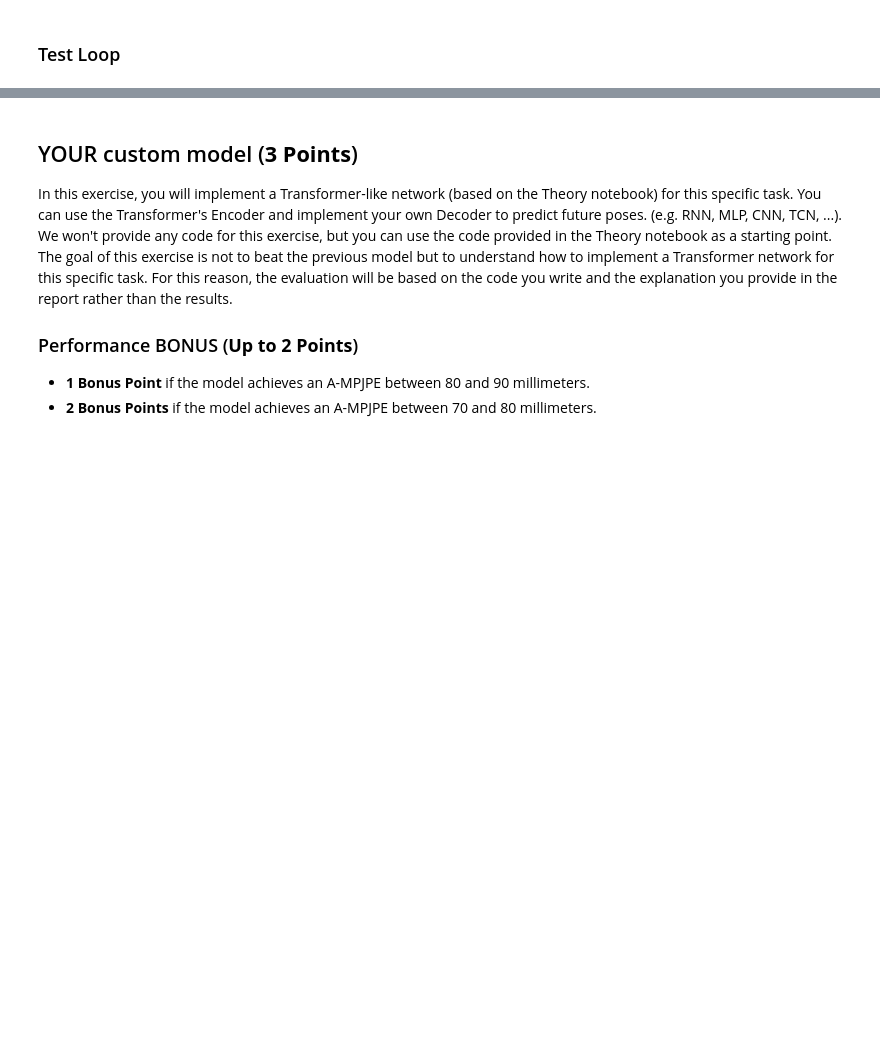
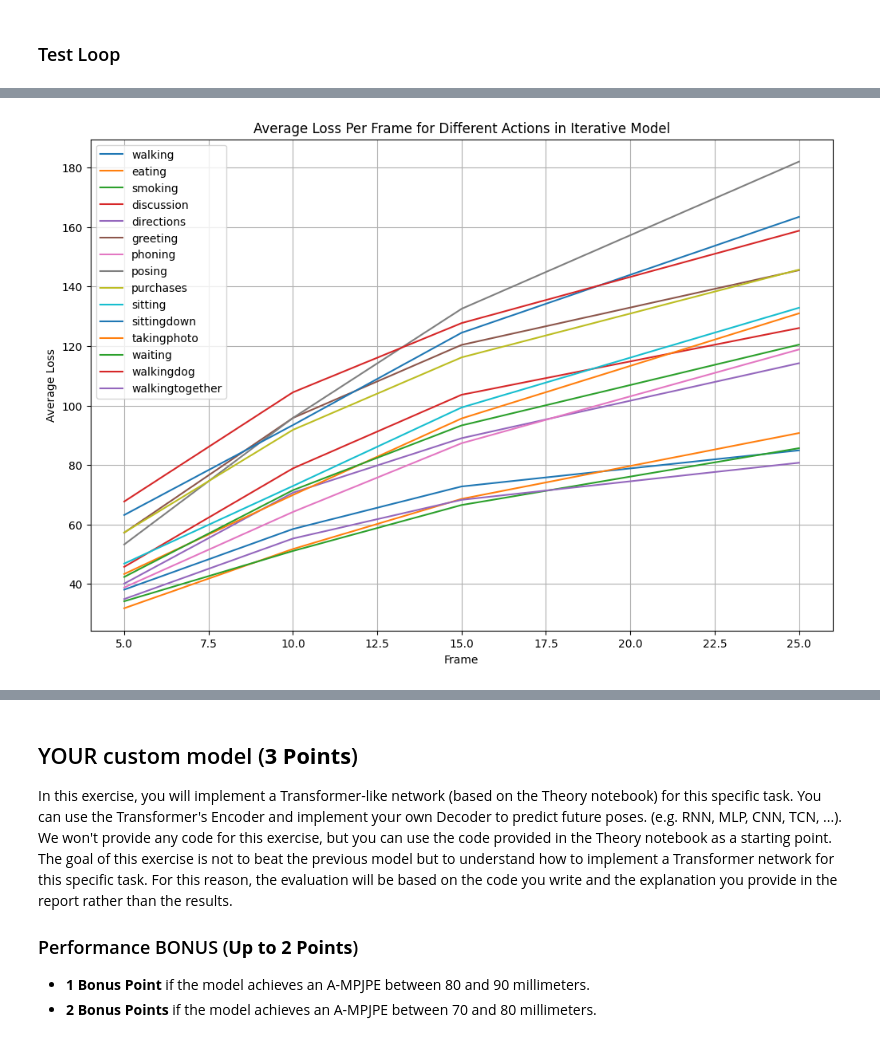
Before and after one commit to Astronauts-Making-Limoncello/AML_Homework, a Jupyter notebook: Practice/AML_practice.ipynb, the cells around one changed output, grey strips where cells are left out. Drawn from its saved outputs; the diff is of its cells as text; code cells hidden in the pictures; blank space fills up the shorter version.

Commit message:
Added Report for comparison between Iterative and Baseline

```diff
--- a/Practice/AML_practice.ipynb
+++ b/Practice/AML_practice.ipynb
@@ -1345,5 +1374,5 @@ def test(ckpt_path=None):
 # %%
 model_path_iterative = './checkpoints_iterative/h36m_3d_10frames_ckpt_epoch_40.pt' # Change the epoch according to the validation curve
-test(ckpt_path=model_path_iterative)
+dic_error_per_frame_iterative =test_iterative(ckpt_path=model_path_iterative)
 # %% [output]
 model loaded
@@ -1364,0 +1380,6 @@ walkingtogether :  {5: 34.934615433216095, 10: 55.2714741230011, 15: 68.28988087
+# %%
+# @title
+# Convert the dictionary to a pandas DataFrame
+error_per_frame_iterative = pd.DataFrame(dic_error_per_frame_iterative)
+error_per_frame_iterative = error_per_frame_iterative.round(4).T
+error_per_frame_iterative
@@ -1364,0 +1403,17 @@ walkingtogether :  {5: 34.934615433216095, 10: 55.2714741230011, 15: 68.28988087
+# %%
+# @title
+# Plotting the line plot for each row
+plt.figure(figsize=(12, 8))
+
+
+for action in error_per_frame_iterative.index:
+    plt.plot(error_per_frame_iterative.columns, error_per_frame_iterative.loc[action], label=action)
+
+plt.title('Average Loss Per Frame for Different Actions in Iterative Model')
+plt.xlabel('Frame')
+plt.ylabel('Average Loss')
+plt.legend()
+plt.grid(True)
+plt.show()
+# %% [output]
+[figure, added]
```
Also changed, not shown: parts of 11 cells of this notebook.
